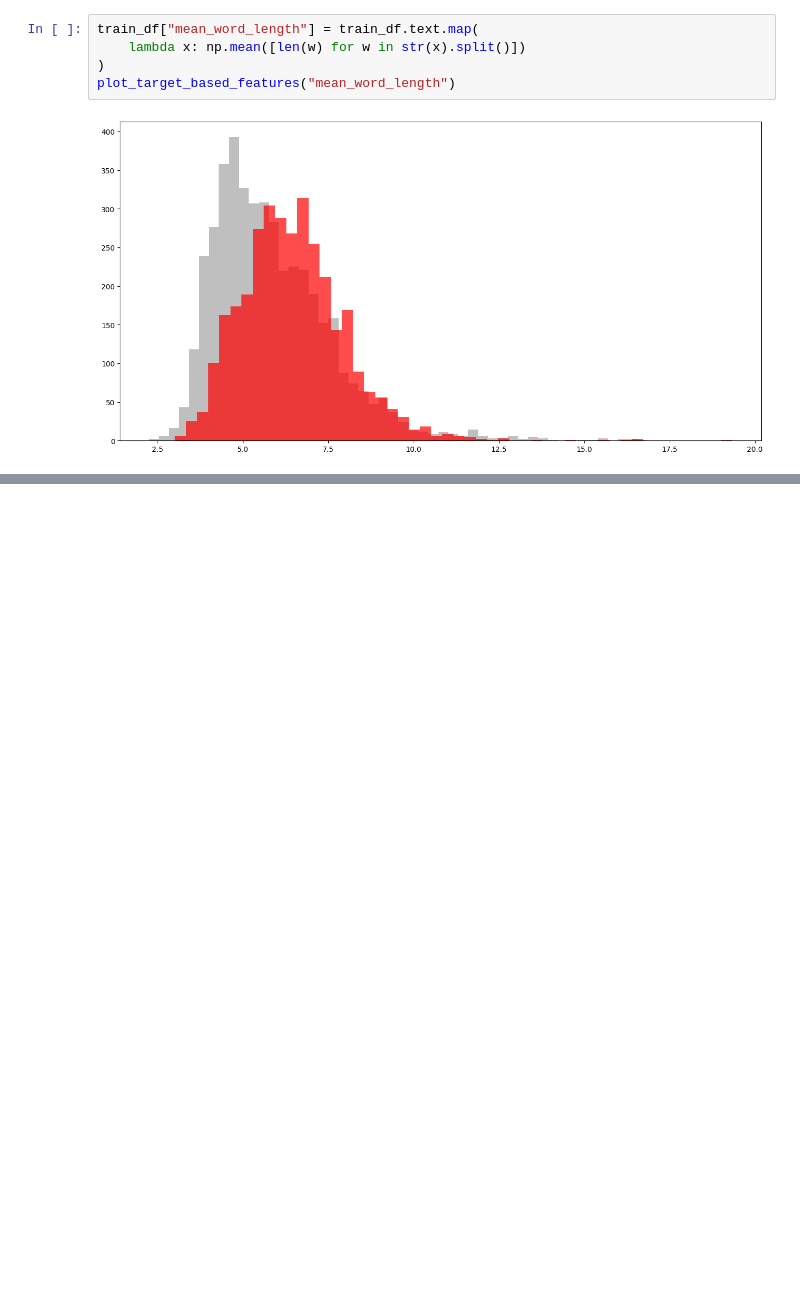
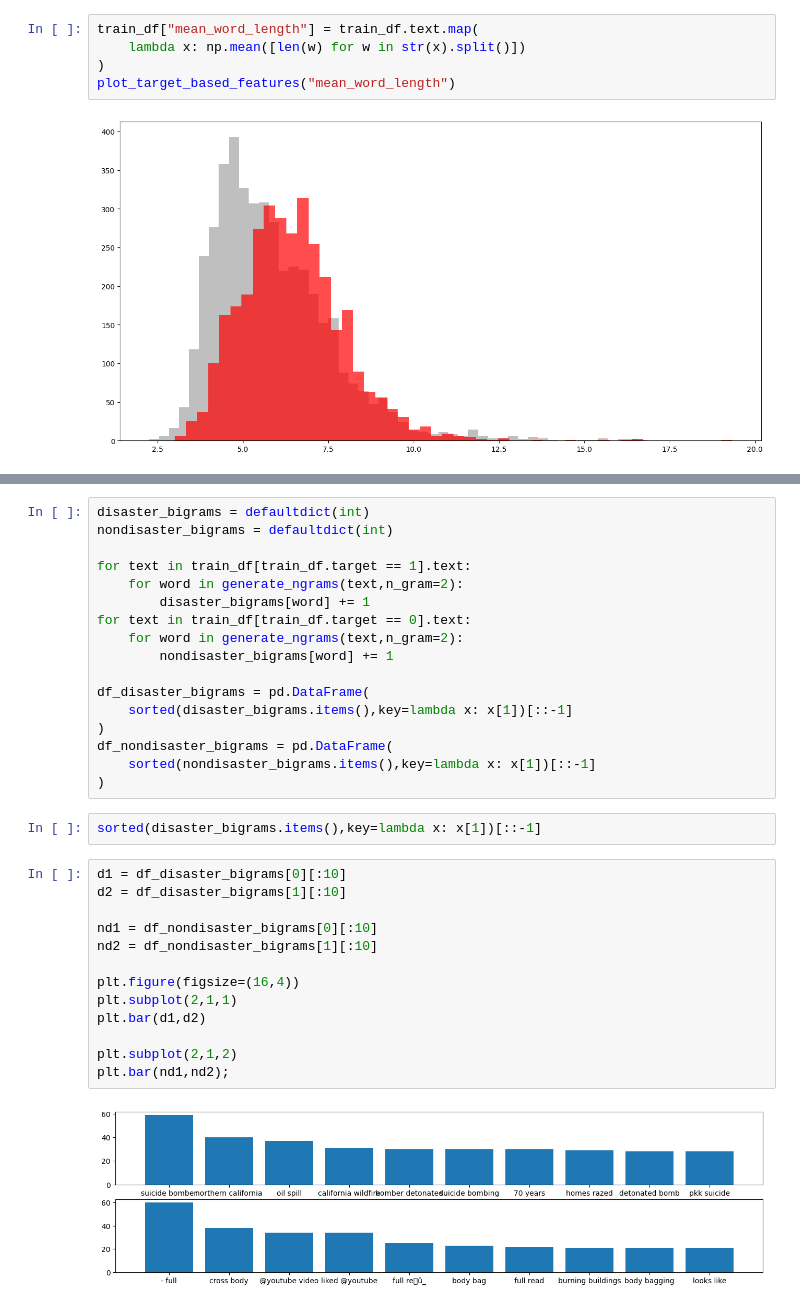
Before and after one commit to Echo-36/Disaster-Tweets, a Jupyter notebook: midn.ipynb, the cells around one changed output, grey strips where cells are left out. Saved outputs shown, nothing was run; the diff lists cells and outputs as text; blank space fills up the shorter version.

```diff
--- a/midn.ipynb
+++ b/midn.ipynb
@@ -93,0 +182,34 @@ plot_target_based_features("mean_word_length")
+# %%
+disaster_bigrams = defaultdict(int)
+nondisaster_bigrams = defaultdict(int)
+
+for text in train_df[train_df.target == 1].text:
+    for word in generate_ngrams(text,n_gram=2):
+        disaster_bigrams[word] += 1
+for text in train_df[train_df.target == 0].text:
+    for word in generate_ngrams(text,n_gram=2):
+        nondisaster_bigrams[word] += 1
+
+df_disaster_bigrams = pd.DataFrame(
+    sorted(disaster_bigrams.items(),key=lambda x: x[1])[::-1]
+)
+df_nondisaster_bigrams = pd.DataFrame(
+    sorted(nondisaster_bigrams.items(),key=lambda x: x[1])[::-1]
+)
+# %%
+sorted(disaster_bigrams.items(),key=lambda x: x[1])[::-1]
+# %%
+d1 = df_disaster_bigrams[0][:10]
+d2 = df_disaster_bigrams[1][:10]
+
+nd1 = df_nondisaster_bigrams[0][:10]
+nd2 = df_nondisaster_bigrams[1][:10]
+
+plt.figure(figsize=(16,4))
+plt.subplot(2,1,1)
+plt.bar(d1,d2)
+
+plt.subplot(2,1,2)
+plt.bar(nd1,nd2);
+# %% [output]
+[figure, added]
```
Also changed, not shown: parts of 30 cells of this notebook.
